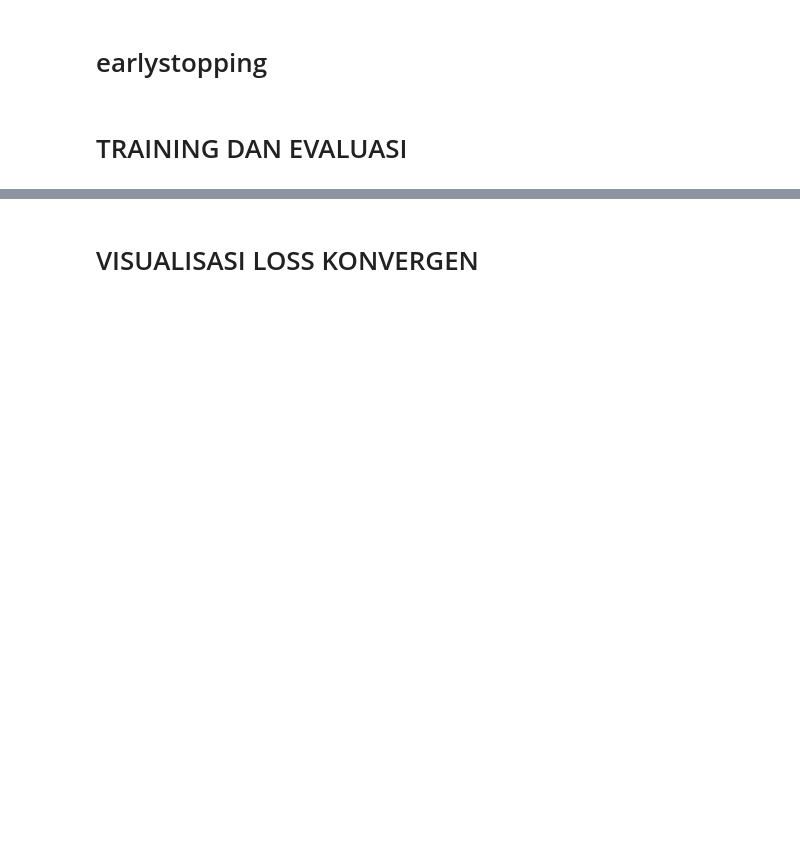
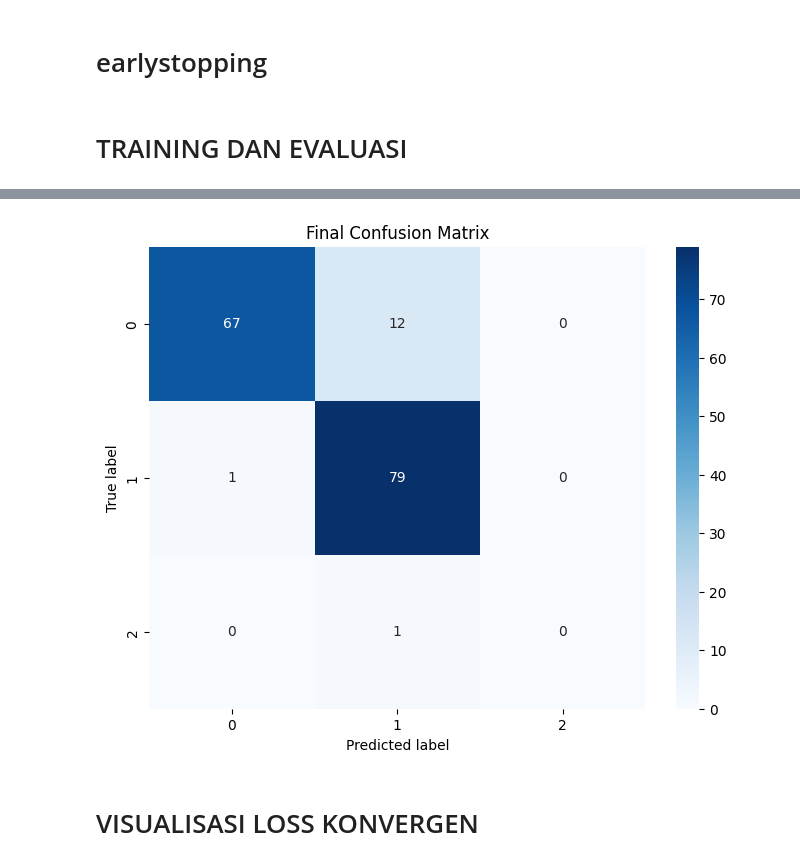
Before and after one commit to zahrasyi/FRUIT-CLASSIFICATION---MACHINE-LEARNING, a Jupyter notebook: apple-and-orange-classification-with-resnet18.ipynb, the cells around one changed output, grey strips where cells are left out. Saved outputs shown, nothing was run; the diff lists cells and outputs as text; code cells hidden in the pictures; blank space fills up the shorter version.

Commit message:
Kaggle Notebook | APPLE VS ORANGE CLASSIFICATION WITH RESNET18 | task 5

```diff
--- a/apple-and-orange-classification-with-resnet18.ipynb
+++ b/apple-and-orange-classification-with-resnet18.ipynb
@@ -108,9 +116,8 @@ import torch.optim as optim
 
 # Loss dan Optimizer
 criterion = nn.BCEWithLogitsLoss()
-optimizer = optim.AdamW(model.parameters(), lr=0.001, weight_decay=1e-4)
+optimizer = optim.AdamW(model.parameters(), lr=0.003, weight_decay=1e-4)
 
-# EarlyStopping (pastikan kamu punya kelas EarlyStopping)
 early_stopping = EarlyStopping(patience=3)
 
 num_epochs = 15
@@ -135,37 +142,44 @@ for epoch in range(num_epochs):
     avg_loss = running_loss / len(train_loader)
     train_losses.append(avg_loss)
 
-    # ⬇️ Validation loss (DIPINDAH KE DALAM LOOP)
+    # Validation
     model.eval()
     val_loss = 0.0
+    all_preds = []
+    all_labels = []
+
     with torch.no_grad():
         for val_images, val_labels in val_loader:
             val_images = val_images.to(device)
             val_labels = val_labels.to(device).float().unsqueeze(1)
+
             val_outputs = model(val_images)
             loss = criterion(val_outputs, val_labels)
             val_loss += loss.item()
+
+            # Simpan label & prediksi
+            preds = torch.sigmoid(val_outputs) > 0.5  # threshold untuk binary classification
+            all_preds.extend(preds.cpu().numpy())
+            all_labels.extend(val_labels.cpu().numpy())
+
     val_loss /= len(val_loader)
 
-    print(f"Epoch [{epoch+1}/{num_epochs}], Train Loss: {avg_loss:.4f}, Val Loss: {val_loss:.4f}")
+    acc = accuracy_score(all_labels, all_preds)
+    print(f"Epoch [{epoch+1}/{num_epochs}], Train Loss: {avg_loss:.4f}, Val Loss: {val_loss:.4f}, Val Acc: {acc:.4f}")
 
-    # ⬇️ Early stopping (MASUK LOOP)
+    # Early stopping
     early_stopping(val_loss)
     if early_stopping.early_stop:
         print("Early stopping triggered!")
         break
 
-
-
-# ✅ Confusion Matrix
-acc = accuracy_score(all_labels, all_preds)
+# ✅ Confusion Matrix (pakai prediksi terakhir)
 cm = confusion_matrix(all_labels, all_preds)
 
-print(f"\nFinal Validation Accuracy: {acc*100:.2f}%")
-
 plt.figure(figsize=(8, 6))
-sns.heatmap(cm, annot=True, fmt='d', cmap="Blues", xticklabels=class_names, yticklabels=class_names)
+sns.heatmap(cm, annot=True, fmt='d', cmap="Blues")
 plt.xlabel("Predicted label")
 plt.ylabel("True label")
 plt.title("Final Confusion Matrix")
 plt.show()
+# %% [output]
@@ -172,3 +201,4 @@ plt.show()
+[figure, added]
 # %% [markdown]
 # VISUALISASI LOSS KONVERGEN
 # %%
```
Also changed, not shown: parts of 8 cells of this notebook.
